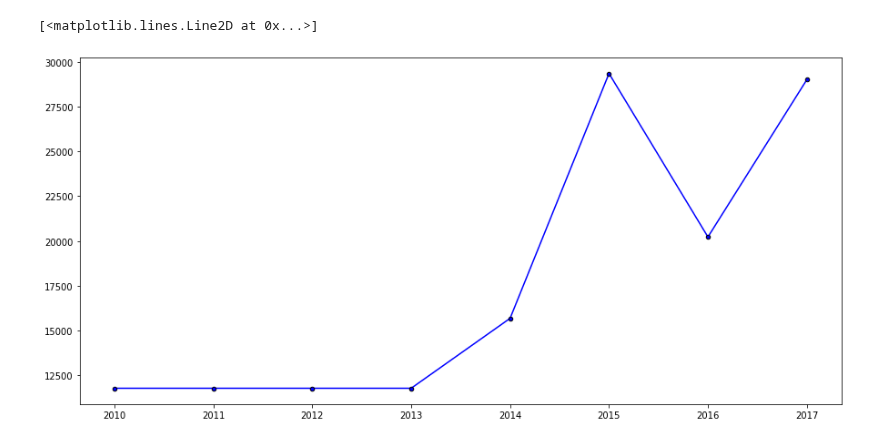
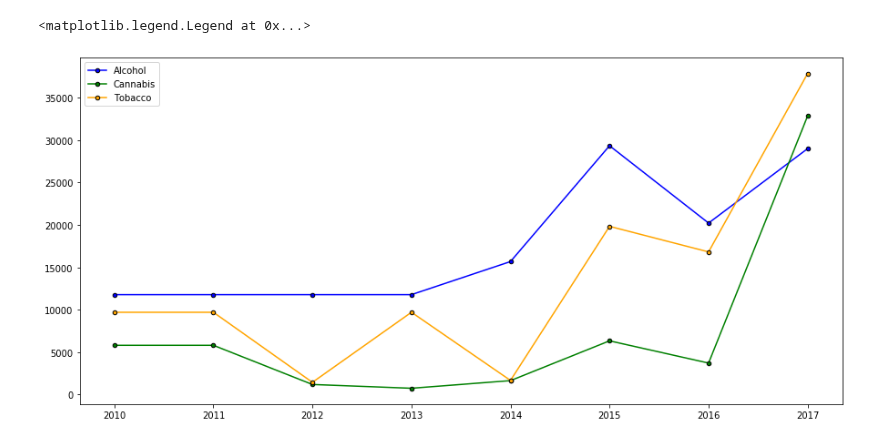
Before and after one commit to danilo1214/PR20ddpdjphv, a Jupyter notebook: Predrag 3.ipynb, the cells around one changed output. Drawn from its saved outputs; the diff is of its cells as text; code cells hidden in the pictures.

```diff
--- a/Predrag 3.ipynb
+++ b/Predrag 3.ipynb
@@ -21,38 +21,36 @@ def tabela(fajl,tab):
     c=pandas.read_excel(fajl)
     godine=[v for v in tab.keys()]
     for i,row in c.iterrows():
         if not np.isnan(row["Sample size"]) and not np.isnan(row["Year"]) and not np.isnan(row["Total"]) and row["Year"] in godine:
             sample=row["Sample size"]
             tot=row["Total"]/100
             broj=sample*tot
             god=row["Year"]
             tab[int(god)]+=broj
     missing(tab)
     t=[v for v in tab.values()]
     return t
 alcohol={2010:0,2011:0,2012:0,2013:0,2014:0,2015:0,2016:0,2017:0}
 amph={2010:0,2011:0,2012:0,2013:0,2014:0,2015:0,2016:0,2017:0}
 cannabis={2010:0,2011:0,2012:0,2013:0,2014:0,2015:0,2016:0,2017:0}
 cocaine={2010:0,2011:0,2012:0,2013:0,2014:0,2015:0,2016:0,2017:0}
 lsd={2010:0,2011:0,2012:0,2013:0,2014:0,2015:0,2016:0,2017:0}
 ecstasy={2010:0,2011:0,2012:0,2013:0,2014:0,2015:0,2016:0,2017:0}
 tobacco={2010:0,2011:0,2012:0,2013:0,2014:0,2015:0,2016:0,2017:0}
 al=tabela("./tables/prevalance/alcohol.xlsx",alcohol)
 am=tabela("./tables/prevalance/amph.xlsx",amph)
 can=tabela("./tables/prevalance/cannabis.xlsx",cannabis)
 coc=tabela("./tables/prevalance/cocaine.xlsx",cocaine)
 ls=tabela("./tables/prevalance/lsd.xlsx",lsd)
 ecs=tabela("./tables/prevalance/ecstasy.xlsx",ecstasy)
 tob=tabela("./tables/prevalance/tobacco.xlsx",tobacco)
 godine=[g for g in range(2010,2018)]
 plt.figure(figsize=(15,7))
 plt.plot(godine,al,color="blue",label="Alcohol",marker = ".", markersize = 9, markeredgecolor = "black")
-plt.plot(godine,am,color="blue",label="Amphetamine",marker = ".", markersize = 9, markeredgecolor = "black")
-plt.plot(godine,can,color="blue",label="Cannabis",marker = ".", markersize = 9, markeredgecolor = "black")
-plt.plot(godine,coc,color="blue",label="Cocaine",marker = ".", markersize = 9, markeredgecolor = "black")
-plt.plot(godine,ls,color="blue",label="LSD",marker = ".", markersize = 9, markeredgecolor = "black")
-plt.plot(godine,ecs,color="blue",label="Ecstasy",marker = ".", markersize = 9, markeredgecolor = "black")
-plt.plot(godine,tob,color="blue",label="Tobacco",marker = ".", markersize = 9, markeredgecolor = "black")
+plt.plot(godine,can,color="green",label="Cannabis",marker = ".", markersize = 9, markeredgecolor = "black")
+
+plt.plot(godine,tob,color="orange",label="Tobacco",marker = ".", markersize = 9, markeredgecolor = "black")
+plt.legend()
 # %% [output]
-[<matplotlib.lines.Line2D at 0x...>]
+<matplotlib.legend.Legend at 0x...>
-[figure, old version]
+[figure, new version]
```
Also changed, not shown: parts of 2 cells of this notebook.
